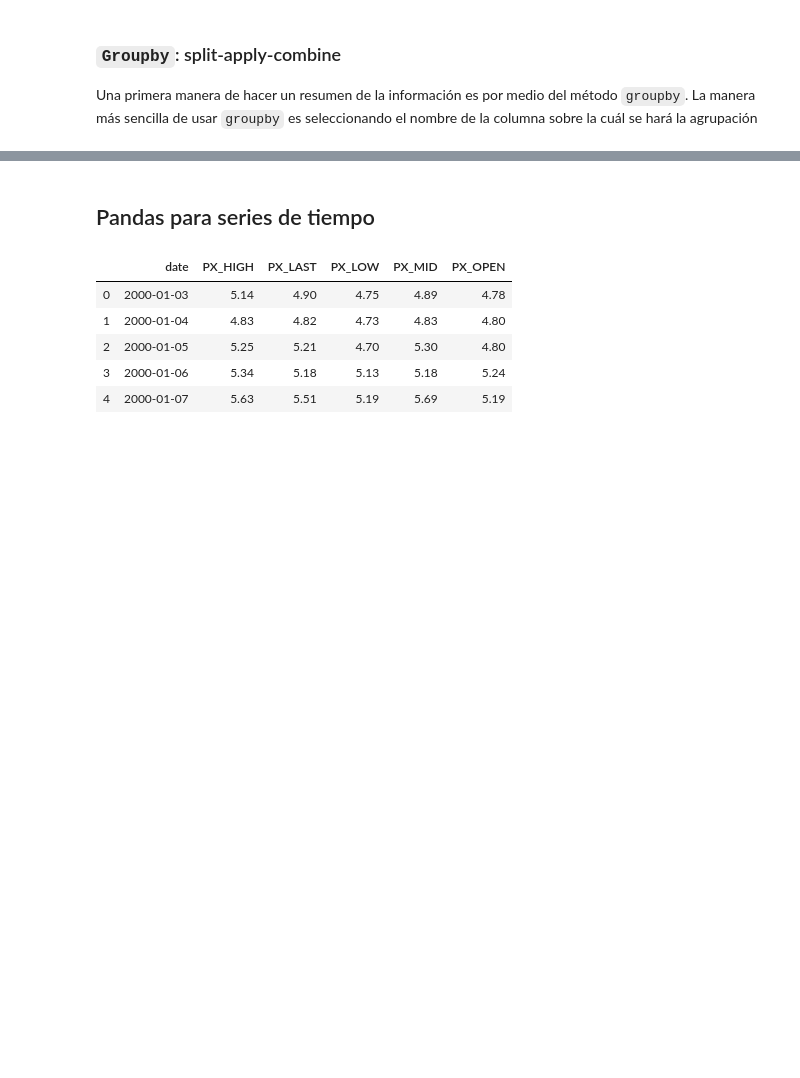
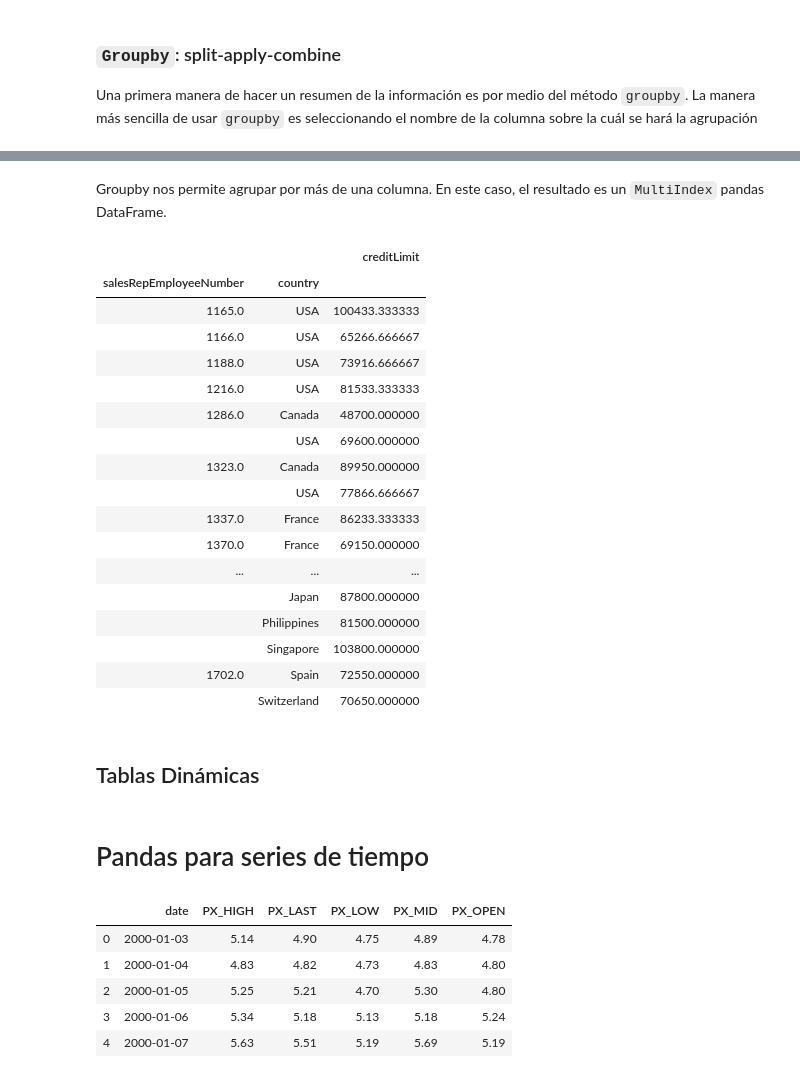
Before and after one commit to elopezgon/data-science, a Jupyter notebook: notes/lec02-pandas.ipynb, the cells around one changed output, grey strips where cells are left out. Cells and saved outputs as stored; diff of their text form; code cells hidden in the pictures; blank space fills up the shorter version.

Commit message:
Add groupping section to pandas nb

```diff
--- a/notes/lec02-pandas.ipynb
+++ b/notes/lec02-pandas.ipynb
@@ -418,5 +512,30 @@ payments.groupby("customerNumber")
+# %% [markdown]
+Groupby nos permite agrupar por más de una columna. En este caso, el resultado es un `MultiIndex` pandas DataFrame.
+# %%
+customers.groupby(["salesRepEmployeeNumber", "country"]).mean()
+# %% [output]
+|  |  | creditLimit |
+| salesRepEmployeeNumber | country |  |
+| 1165.0 | USA | 100433.333333 |
+| 1166.0 | USA | 65266.666667 |
+| 1188.0 | USA | 73916.666667 |
+| 1216.0 | USA | 81533.333333 |
+| 1286.0 | Canada | 48700.000000 |
+|  | USA | 69600.000000 |
+| 1323.0 | Canada | 89950.000000 |
+|  | USA | 77866.666667 |
+| 1337.0 | France | 86233.333333 |
+| 1370.0 | France | 69150.000000 |
+| ... | ... | ... |
+|  | Japan | 87800.000000 |
+|  | Philippines | 81500.000000 |
+|  | Singapore | 103800.000000 |
+| 1702.0 | Spain | 72550.000000 |
+|  | Switzerland | 70650.000000 |
+# %% [markdown]
+## Tablas Dinámicas
 # %% [markdown]
-## Pandas para series de tiempo
+# Pandas para series de tiempo
 # %%
 walmex = pd.read_csv("../files/lec02/walmex_price.csv")
 walmex.head()
```
Also changed, not shown: parts of 9 cells of this notebook.
